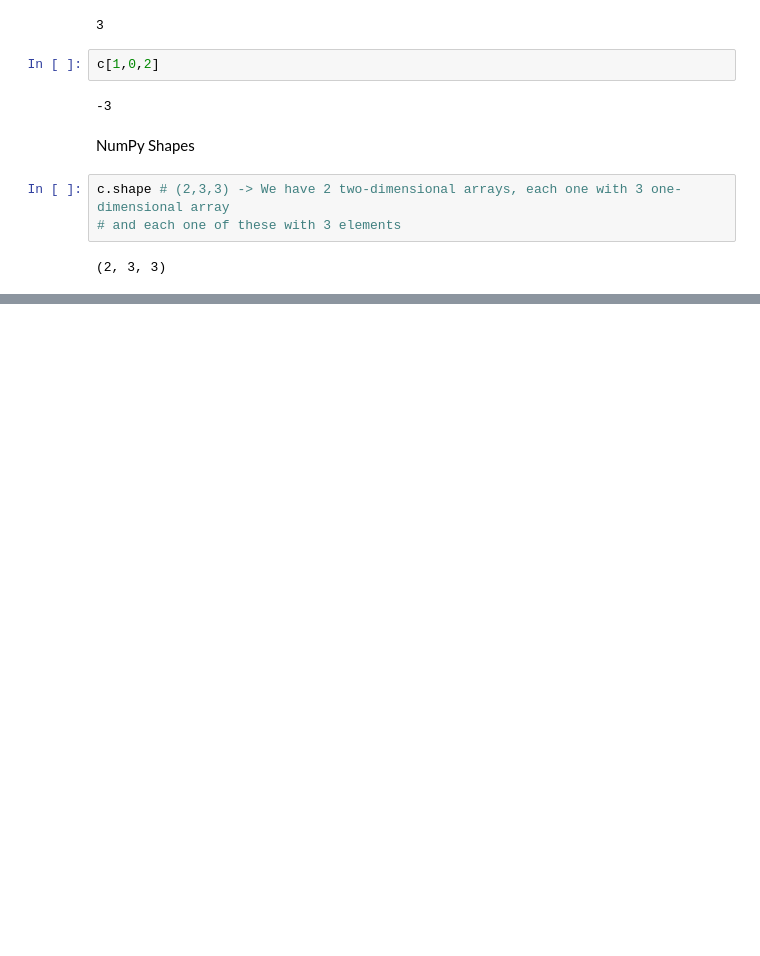
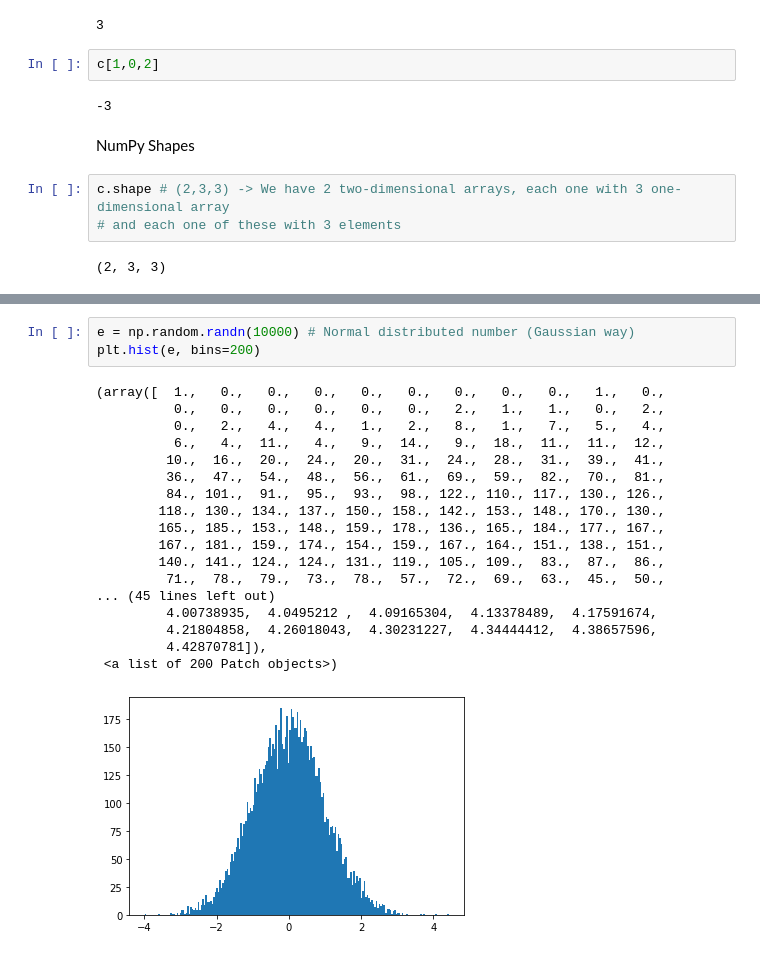
Before and after one commit to tarsojabbes/basics-data-analysis, a Jupyter notebook: MasteringPythonZeroToHero_Part2.ipynb, the cells around one changed output, grey strips where cells are left out. Drawn from its saved outputs; the diff is of its cells as text; blank space fills up the shorter version.

```diff
--- a/MasteringPythonZeroToHero_Part2.ipynb
+++ b/MasteringPythonZeroToHero_Part2.ipynb
@@ -62,0 +139,22 @@ c.shape # (2,3,3) -> We have 2 two-dimensional arrays, each one with 3 one-dimen
+# %%
+e = np.random.randn(10000) # Normal distributed number (Gaussian way)
+plt.hist(e, bins=200)
+# %% [output]
+(array([  1.,   0.,   0.,   0.,   0.,   0.,   0.,   0.,   0.,   1.,   0.,
+          0.,   0.,   0.,   0.,   0.,   0.,   2.,   1.,   1.,   0.,   2.,
+          0.,   2.,   4.,   4.,   1.,   2.,   8.,   1.,   7.,   5.,   4.,
+          6.,   4.,  11.,   4.,   9.,  14.,   9.,  18.,  11.,  11.,  12.,
+         10.,  16.,  20.,  24.,  20.,  31.,  24.,  28.,  31.,  39.,  41.,
+         36.,  47.,  54.,  48.,  56.,  61.,  69.,  59.,  82.,  70.,  81.,
+         84., 101.,  91.,  95.,  93.,  98., 122., 110., 117., 130., 126.,
+        118., 130., 134., 137., 150., 158., 142., 153., 148., 170., 130.,
+        165., 185., 153., 148., 159., 178., 136., 165., 184., 177., 167.,
+        167., 181., 159., 174., 154., 159., 167., 164., 151., 138., 151.,
+        140., 141., 124., 124., 131., 119., 105., 109.,  83.,  87.,  86.,
+         71.,  78.,  79.,  73.,  78.,  57.,  72.,  69.,  63.,  45.,  50.,
+... (45 lines left out)
+         4.00738935,  4.0495212 ,  4.09165304,  4.13378489,  4.17591674,
+         4.21804858,  4.26018043,  4.30231227,  4.34444412,  4.38657596,
+         4.42870781]),
+ <a list of 200 Patch objects>)
+[figure, added]
```
Also changed, not shown: parts of 24 cells of this notebook.
